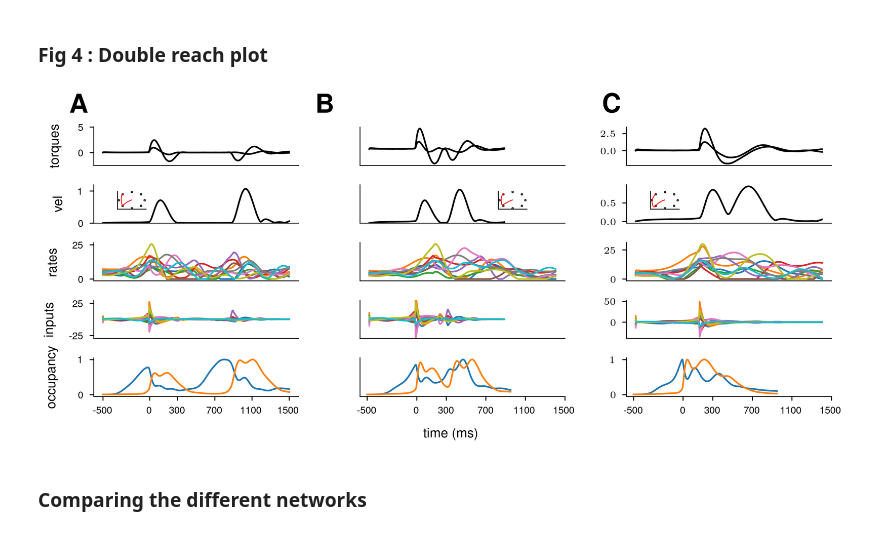
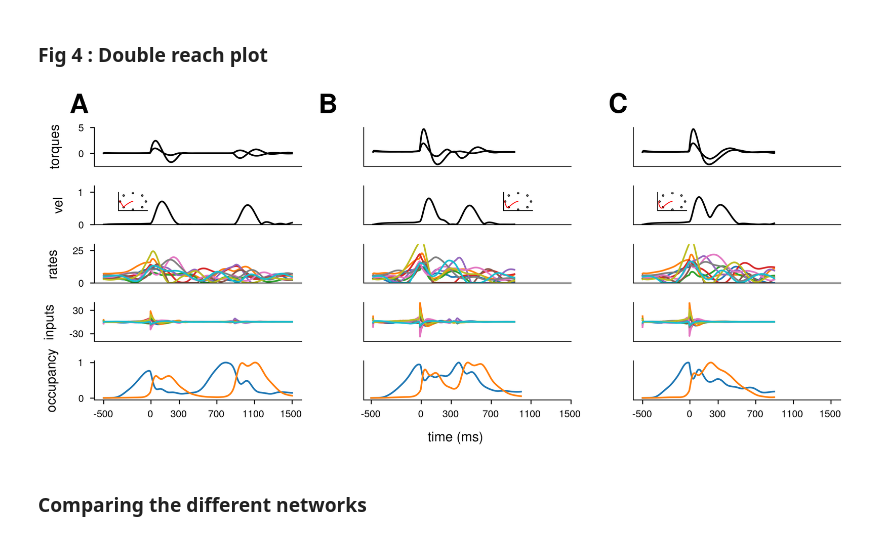
Before and after one commit to marineschimel/why-prep-2, a Jupyter notebook: notebooks/plots.ipynb, the cells around one changed output. Drawn from its saved outputs; the diff is of its cells as text; code cells hidden in the pictures.

```diff
--- a/notebooks/plots.ipynb
+++ b/notebooks/plots.ipynb
@@ -769,20 +744,20 @@ import numpy as np
 from matplotlib import pyplot as plt
 
 double_dir = "/home/mmcs3/rds/rds-t2-cs156-T7o4pEA8QoU/mmcs3/random_monkeys_random_lambda_2E-6/ramping/seed_5_200_2/double_ramping_2003002_pause_0.6_1._0.000002_300400"
-compound_dir = "/home/mmcs3/rds/rds-t2-cs156-T7o4pEA8QoU/mmcs3/random_monkeys_random_lambda_2E-6/ramping/seed_5_200_2/double_ramping_1002002_pause_0.05_0._0.000002_300400"
+compound_dir = "/home/mmcs3/rds/rds-t2-cs156-T7o4pEA8QoU/mmcs3/random_monkeys_random_lambda_2E-6/ramping/seed_5_200_2/double_ramping_1002002_pause_0._1._0.000002_300400"
 compound_pause_dir = "/home/mmcs3/rds/rds-t2-cs156-T7o4pEA8QoU/mmcs3/random_monkeys_random_lambda_2E-6/ramping/seed_5_200_2/double_ramping_1002002_pause_0.1_1._0.000002_300400"
 
-vprep_long = np.loadtxt("/home/mmcs3/rds/rds-t2-cs156-T7o4pEA8QoU/mmcs3/random_monkeys_random_lambda_2E-6/ramping/seed_5_200_2/double_projs_200300_0.6/vprep")
-vmov_long = np.loadtxt("/home/mmcs3/rds/rds-t2-cs156-T7o4pEA8QoU/mmcs3/random_monkeys_random_lambda_2E-6/ramping/seed_5_200_2/double_projs_200300_0.6/vmov")
-vprep_short = np.loadtxt("/home/mmcs3/rds/rds-t2-cs156-T7o4pEA8QoU/mmcs3/random_monkeys_random_lambda_2E-6/ramping/seed_5_200_2/single_projs_nopause/vprep")
-vmov_short = np.loadtxt("/home/mmcs3/rds/rds-t2-cs156-T7o4pEA8QoU/mmcs3/random_monkeys_random_lambda_2E-6/ramping/seed_5_200_2/single_projs_nopause/vmov")
-vprep_short_pause = np.loadtxt("/home/mmcs3/rds/rds-t2-cs156-T7o4pEA8QoU/mmcs3/random_monkeys_random_lambda_2E-6/ramping/seed_5_200_2/single_projs_250400_0.1/vprep")
-vmov_short_pause = np.loadtxt("/home/mmcs3/rds/rds-t2-cs156-T7o4pEA8QoU/mmcs3/random_monkeys_random_lambda_2E-6/ramping/seed_5_200_2/single_projs_250400_0.1/vmov")
+vprep_long = np.loadtxt("/home/mmcs3/rds/rds-t2-cs156-T7o4pEA8QoU/mmcs3/random_monkeys_random_lambda_2E-6/ramping/seed_5_200_2/double_projs_long/vprep")
+vmov_long = np.loadtxt("/home/mmcs3/rds/rds-t2-cs156-T7o4pEA8QoU/mmcs3/random_monkeys_random_lambda_2E-6/ramping/seed_5_200_2/double_projs_long/vmov")
+vprep_short = np.loadtxt("/home/mmcs3/rds/rds-t2-cs156-T7o4pEA8QoU/mmcs3/random_monkeys_random_lambda_2E-6/ramping/seed_5_200_2/double_projs/vprep")
+vmov_short = np.loadtxt("/home/mmcs3/rds/rds-t2-cs156-T7o4pEA8QoU/mmcs3/random_monkeys_random_lambda_2E-6/ramping/seed_5_200_2/double_projs/vmov")
+vprep_short_pause = np.loadtxt("/home/mmcs3/rds/rds-t2-cs156-T7o4pEA8QoU/mmcs3/random_monkeys_random_lambda_2E-6/ramping/seed_5_200_2/double_projs_pause/vprep")
+vmov_short_pause = np.loadtxt("/home/mmcs3/rds/rds-t2-cs156-T7o4pEA8QoU/mmcs3/random_monkeys_random_lambda_2E-6/ramping/seed_5_200_2/double_projs_pause/vmov")
 targets = np.loadtxt(f'/home/mmcs3/rds/rds-t2-cs156-T7o4pEA8QoU/mmcs3/t_coeff_1.5/random_monkeys_random_lambda_0.000005/ramping/seed_1_200_2_1.5/targets')
 hand_targets = np.loadtxt(f'/home/mmcs3/rds/rds-t2-cs156-T7o4pEA8QoU/mmcs3/t_coeff_1.5/random_monkeys_random_lambda_0.000005/ramping/seed_1_200_2_1.5/hand_targets')
 
 v1 = 5
-v2 = 3
+v2 = 4
 us_long = np.loadtxt(f"{double_dir}/us_{v1}_{v2}_500")
 rates_long = np.loadtxt(f"{double_dir}/rates_{v1}_{v2}_500")
 torques_long =  np.loadtxt(f"{double_dir}/torques_{v1}_{v2}_500")
@@ -825,10 +800,11 @@ axes[1,0].set_ylim(0,1.2)
 axes[2, 0].plot(rates_long[:,:10])
 axes[2,0].set_xticks([])
 axes[2,0].set_yticks([0,25], [0,25])
+axes[2,0].set_ylim(0,30)
 axes[2,0].set_ylabel("rates")
 axes[3, 0].plot(us_long[:,:10])
-axes[3,0].set_ylim(-30,30)
-axes[3,0].set_yticks([-25,25], [-25,25])
+axes[3,0].set_ylim(-50,50)
+axes[3,0].set_yticks([-30,30], [-30,30])
 axes[3,0].set_xticks([])
 axes[3,0].set_ylabel("inputs")
 axes[4, 0].plot(vprep_long)
@@ -855,8 +831,10 @@ axes[1,1].set_ylim(0,1.2)
 axes[1, 1].set_xlim(xb, xu)
 axes[2, 1].plot(rates_short_pause[:,:10])
 axes[2,1].set_xticks([])
+axes[2,1].set_xlim(xb,xu)
 axes[2,1].set_yticks([])
-axes[3,1].set_ylim(-30,30)
+axes[2,1].set_ylim(0,30)
+axes[3,1].set_ylim(-50,50)
 axes[3, 1].set_xlim(xb, xu)
 axes[3, 1].plot(us_short_pause[:,:10])
 axes[3,1].set_xticks([])
@@ -864,34 +842,47 @@ axes[3,1].set_yticks([])
 axes[4, 1].plot(vprep_short_pause)
 axes[4, 1].plot(vmov_short_pause)
 axes[4,1].set_xticks([0,250,400,600, 800, 1000], [-500,0,300,700,1100,1500])
 axes[4,1].set_yticks([])
 
 left, bottom, width, height = [0.71, 0.65, 0.03, 0.05]
 ax4 = fig.add_axes([left, bottom, width, height])
 ax4.plot(hand_targets[:,0], hand_targets[:,1],'ok', markersize=0.4)
 ax4.plot(thetas_short[:,0] -thetas_short[0,0],thetas_short[:,2] -thetas_short[0,2],'r', linewidth=0.5)
 ax4.set_xticks([])
 ax4.set_yticks([])
 axes[0, 2].plot(torques_short[:,0], 'k')
 axes[0, 2].plot(torques_short[:,1], 'k')
 axes[0, 2].set_xticks([])
+axes[0, 2].set_yticks([])
+axes[0, 2].set_xlim(xb,xu)
 axes[1, 2].plot(np.sqrt(thetas_short[:,1]**2 + thetas_short[:,3]**2), 'k')
 axes[1,2].set_xticks([])
+axes[1,2].set_ylim(0,1.2)
+axes[1,2].set_xlim(xb,xu)
+axes[1, 2].set_yticks([])
 axes[2, 2].plot(rates_short[:,:10])
 axes[2,2].set_xticks([])
+axes[2,2].set_yticks([])
+axes[2,2].set_ylim(0,30)
+axes[2,2].set_xlim(xb,xu)
 axes[3, 2].plot(us_short[:,:10])
+axes[3,2].set_ylim(-50,50)
+axes[3,2].set_yticks([])
 axes[3,2].set_xticks([])
+axes[3,2].set_xlim(xb,xu)
 axes[4, 2].plot(vprep_short)
 axes[4, 2].plot(vmov_short)
+axes[4,2].set_xlim(xb,xu)
 axes[4,2].set_xticks([0,250,400,600, 800, 1000], [-500,0,300,700,1100,1500])
+axes[4,2].set_yticks([])
 
 fig.text(0.1, 0.92, '$\\textbf{A}$', size = 16)
 fig.text(0.36, 0.92, '$\\textbf{B}$', size = 16)
 fig.text(0.66, 0.92, '$\\textbf{C}$', size = 16)
 fig.text(0.5, 0.01, 'time (ms)', size = fs, ha='center')
 fig.savefig("fig_4_draft.pdf", format = "pdf", bbox_inches='tight')
 # %% [output]
-[figure, old version]
+[figure, new version]
 # %% [markdown]
 ### Comparing the different networks
 # %%
```
Also changed, not shown: parts of 12 cells of this notebook, 6 other files.
